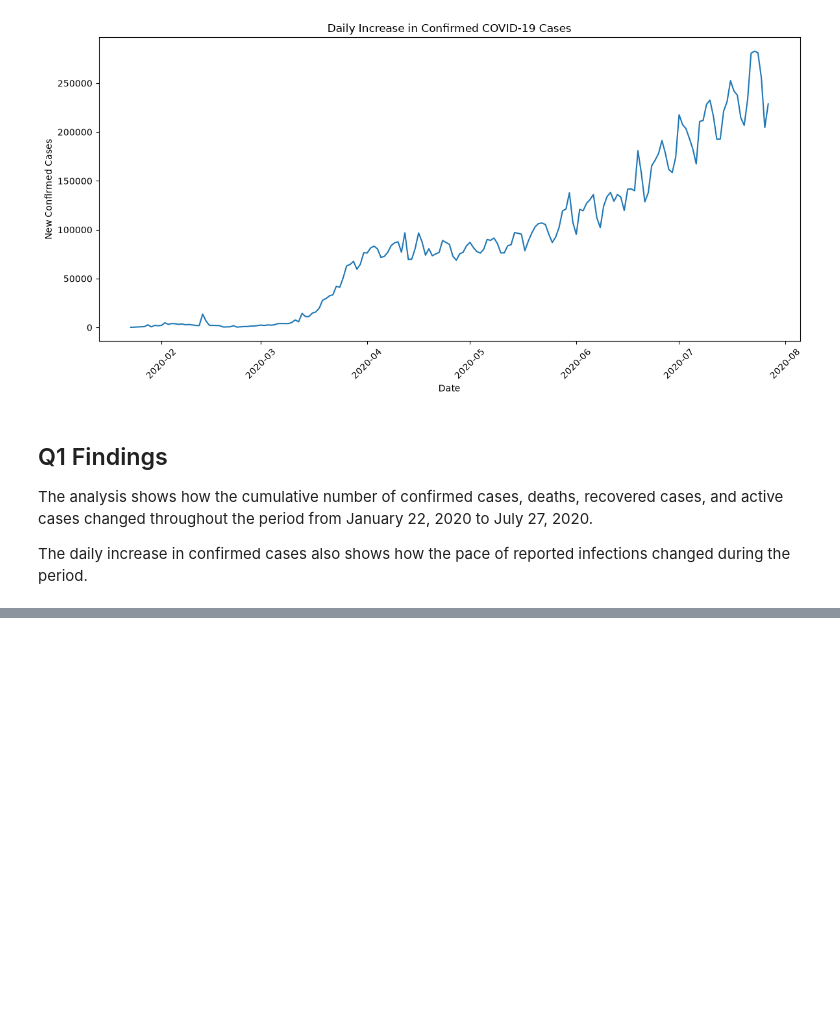
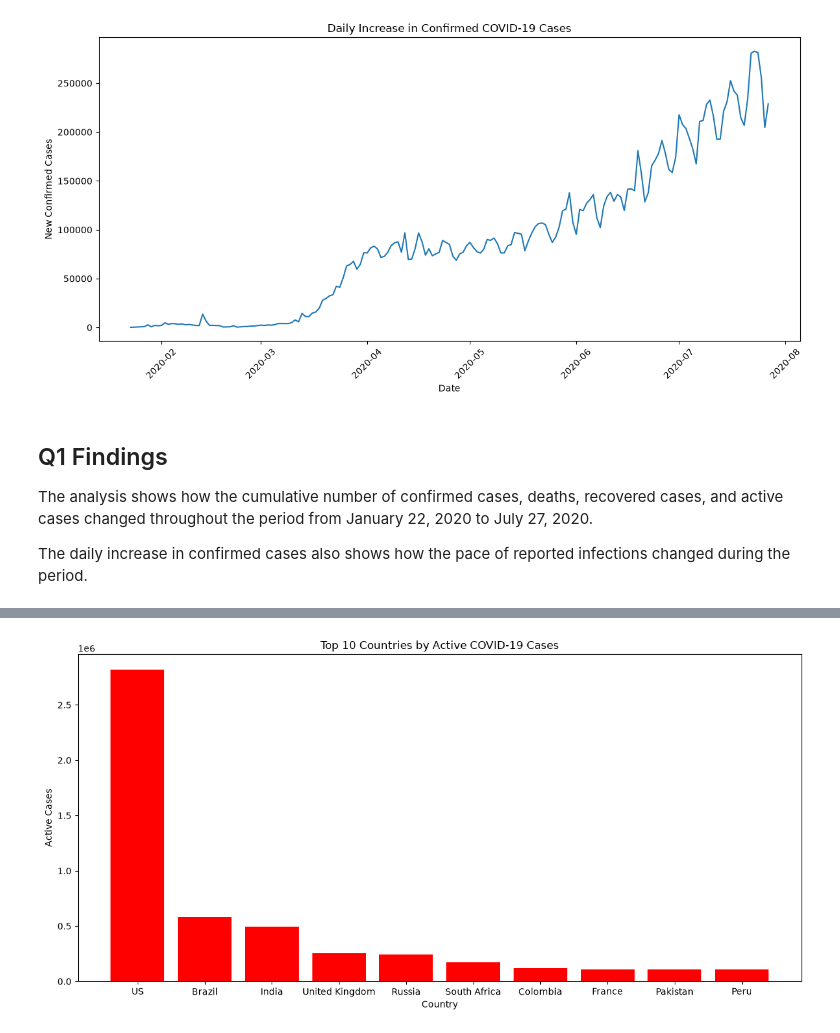
Before and after one commit to lashvv/Covid19, a Jupyter notebook: notebooks/03_analysis.ipynb, the cells around one changed output, grey strips where cells are left out. Saved outputs shown, nothing was run; the diff lists cells and outputs as text; code cells hidden in the pictures; blank space fills up the shorter version.

```diff
--- a/notebooks/03_analysis.ipynb
+++ b/notebooks/03_analysis.ipynb
@@ -131,0 +257,8 @@ reported infections changed during the period.
+# %%
+top_active = (
+    country_totals
+    .nlargest(10, 'Active')
+    [['Country/Region', 'Active']]
+)
+
+top_active
@@ -131,0 +277,17 @@ reported infections changed during the period.
+# %%
+plt.figure(figsize=(12,6))
+
+plt.bar(
+    top_active['Country/Region'],
+    top_active['Active'],
+    color='r'
+)
+
+plt.xlabel('Country')
+plt.ylabel('Active Cases')
+plt.title('Top 10 Countries by Active COVID-19 Cases')
+
+plt.tight_layout()
+plt.show()
+# %% [output]
+[figure, added]
```
Also changed, not shown: parts of 13 cells of this notebook.
